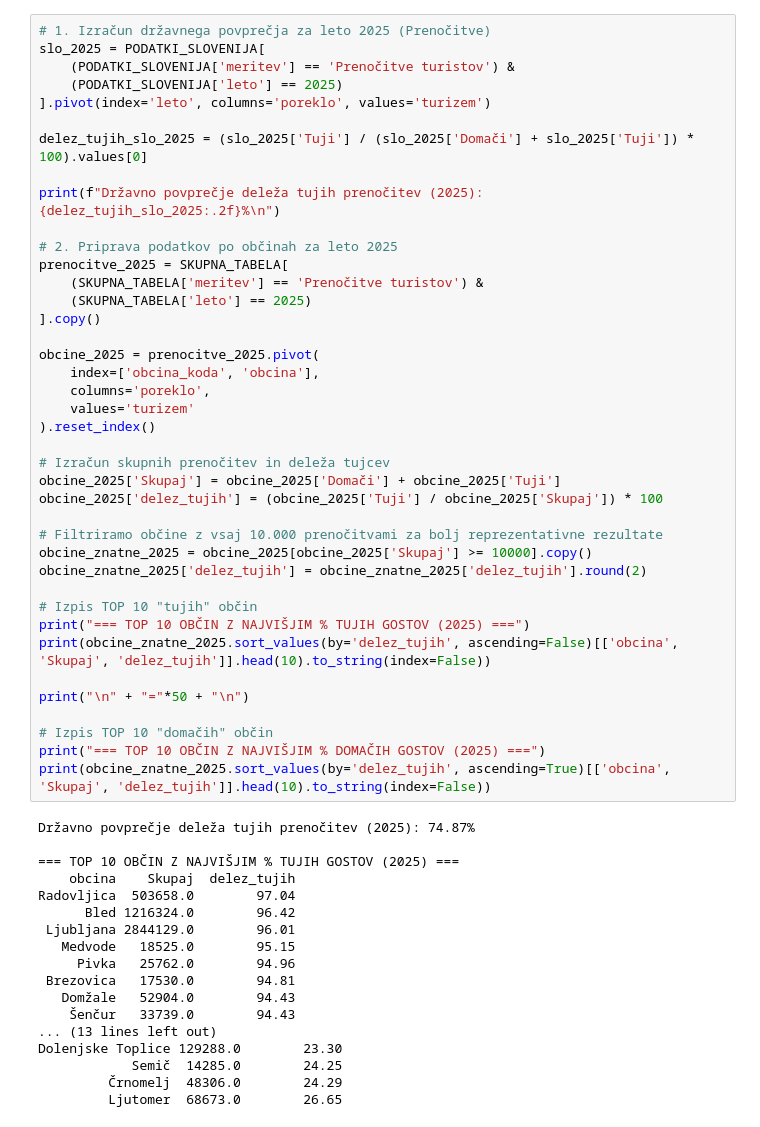
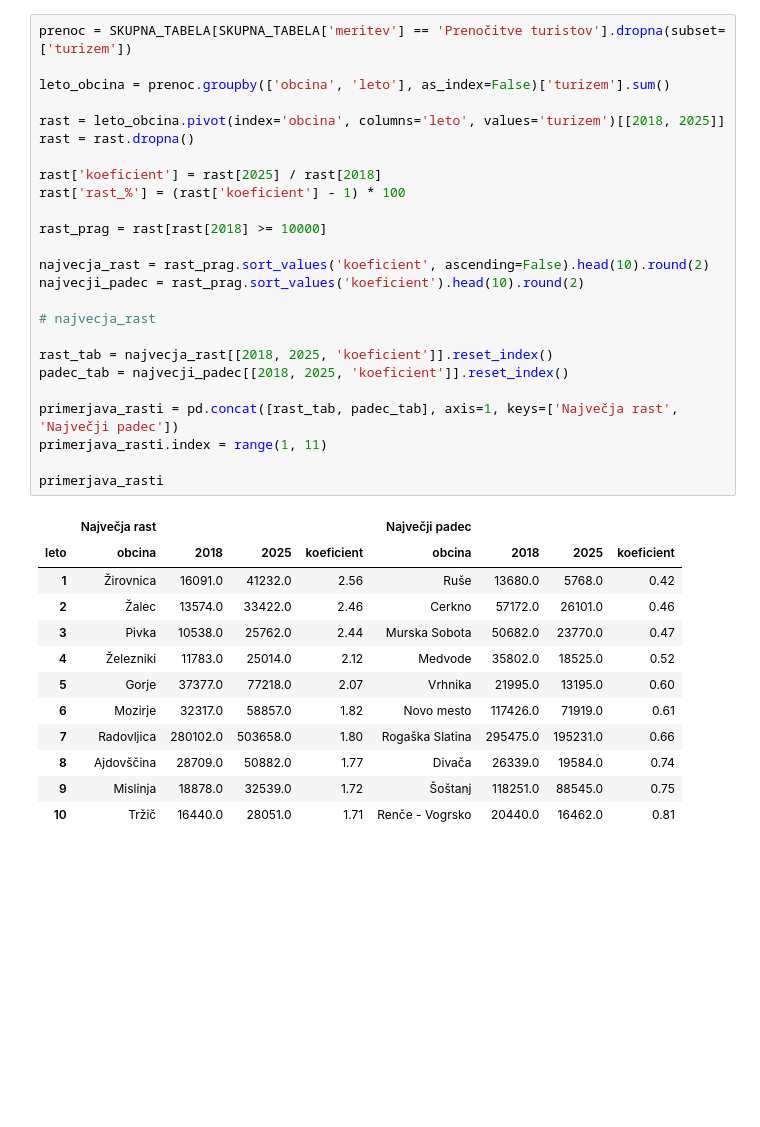
Before and after one commit to miharucigaj/Turizem, a Jupyter notebook: analiza_prihodov.ipynb, the cells around one changed output. Cells and saved outputs as stored; diff of their text form; blank space fills up the shorter version.

```diff
--- a/analiza_prihodov.ipynb
+++ b/analiza_prihodov.ipynb
@@ -165,58 +124,38 @@ Občine pod državnim deležem so bolj »domače« (verjetno termalna zdraviliš
 # %%
-# 1. Izračun državnega povprečja za leto 2025 (Prenočitve)
-slo_2025 = PODATKI_SLOVENIJA[
-    (PODATKI_SLOVENIJA['meritev'] == 'Prenočitve turistov') &
-    (PODATKI_SLOVENIJA['leto'] == 2025)
-].pivot(index='leto', columns='poreklo', values='turizem')
+prenoc = SKUPNA_TABELA[SKUPNA_TABELA['meritev'] == 'Prenočitve turistov'].dropna(subset=['turizem'])
 
-delez_tujih_slo_2025 = (slo_2025['Tuji'] / (slo_2025['Domači'] + slo_2025['Tuji']) * 100).values[0]
+leto_obcina = prenoc.groupby(['obcina', 'leto'], as_index=False)['turizem'].sum()
 
-print(f"Državno povprečje deleža tujih prenočitev (2025): {delez_tujih_slo_2025:.2f}%\n")
+rast = leto_obcina.pivot(index='obcina', columns='leto', values='turizem')[[2018, 2025]]
+rast = rast.dropna()
 
-# 2. Priprava podatkov po občinah za leto 2025
-prenocitve_2025 = SKUPNA_TABELA[
-    (SKUPNA_TABELA['meritev'] == 'Prenočitve turistov') &
-    (SKUPNA_TABELA['leto'] == 2025)
-].copy()
+rast['koeficient'] = rast[2025] / rast[2018]
+rast['rast_%'] = (rast['koeficient'] - 1) * 100
 
-obcine_2025 = prenocitve_2025.pivot(
-    index=['obcina_koda', 'obcina'],
-    columns='poreklo',
-    values='turizem'
-).reset_index()
+rast_prag = rast[rast[2018] >= 10000]
 
-# Izračun skupnih prenočitev in deleža tujcev
-obcine_2025['Skupaj'] = obcine_2025['Domači'] + obcine_2025['Tuji']
-obcine_2025['delez_tujih'] = (obcine_2025['Tuji'] / obcine_2025['Skupaj']) * 100
+najvecja_rast = rast_prag.sort_values('koeficient', ascending=False).head(10).round(2)
+najvecji_padec = rast_prag.sort_values('koeficient').head(10).round(2)
 
-# Filtriramo občine z vsaj 10.000 prenočitvami za bolj reprezentativne rezultate
-obcine_znatne_2025 = obcine_2025[obcine_2025['Skupaj'] >= 10000].copy()
-obcine_znatne_2025['delez_tujih'] = obcine_znatne_2025['delez_tujih'].round(2)
+# najvecja_rast
 
-# Izpis TOP 10 "tujih" občin
-print("=== TOP 10 OBČIN Z NAJVIŠJIM % TUJIH GOSTOV (2025) ===")
-print(obcine_znatne_2025.sort_values(by='delez_tujih', ascending=False)[['obcina', 'Skupaj', 'delez_tujih']].head(10).to_string(index=False))
+rast_tab = najvecja_rast[[2018, 2025, 'koeficient']].reset_index()
+padec_tab = najvecji_padec[[2018, 2025, 'koeficient']].reset_index()
 
-print("\n" + "="*50 + "\n")
+primerjava_rasti = pd.concat([rast_tab, padec_tab], axis=1, keys=['Največja rast', 'Največji padec'])
+primerjava_rasti.index = range(1, 11)
 
-# Izpis TOP 10 "domačih" občin
-print("=== TOP 10 OBČIN Z NAJVIŠJIM % DOMAČIH GOSTOV (2025) ===")
-print(obcine_znatne_2025.sort_values(by='delez_tujih', ascending=True)[['obcina', 'Skupaj', 'delez_tujih']].head(10).to_string(index=False))
+primerjava_rasti
 # %% [output]
-Državno povprečje deleža tujih prenočitev (2025): 74.87%
-
-=== TOP 10 OBČIN Z NAJVIŠJIM % TUJIH GOSTOV (2025) ===
-    obcina    Skupaj  delez_tujih
-Radovljica  503658.0        97.04
-      Bled 1216324.0        96.42
- Ljubljana 2844129.0        96.01
-   Medvode   18525.0        95.15
-     Pivka   25762.0        94.96
- Brezovica   17530.0        94.81
-   Domžale   52904.0        94.43
-    Šenčur   33739.0        94.43
-... (13 lines left out)
-Dolenjske Toplice 129288.0        23.30
-            Semič  14285.0        24.25
-         Črnomelj  48306.0        24.29
-         Ljutomer  68673.0        26.65
+|  | Največja rast |  |  |  | Največji padec |  |  |  |
+| leto | obcina | 2018 | 2025 | koeficient | obcina | 2018 | 2025 | koeficient |
+| 1 | Žirovnica | 16091.0 | 41232.0 | 2.56 | Ruše | 13680.0 | 5768.0 | 0.42 |
+| 2 | Žalec | 13574.0 | 33422.0 | 2.46 | Cerkno | 57172.0 | 26101.0 | 0.46 |
+| 3 | Pivka | 10538.0 | 25762.0 | 2.44 | Murska Sobota | 50682.0 | 23770.0 | 0.47 |
+| 4 | Železniki | 11783.0 | 25014.0 | 2.12 | Medvode | 35802.0 | 18525.0 | 0.52 |
+| 5 | Gorje | 37377.0 | 77218.0 | 2.07 | Vrhnika | 21995.0 | 13195.0 | 0.60 |
+| 6 | Mozirje | 32317.0 | 58857.0 | 1.82 | Novo mesto | 117426.0 | 71919.0 | 0.61 |
+| 7 | Radovljica | 280102.0 | 503658.0 | 1.80 | Rogaška Slatina | 295475.0 | 195231.0 | 0.66 |
+| 8 | Ajdovščina | 28709.0 | 50882.0 | 1.77 | Divača | 26339.0 | 19584.0 | 0.74 |
+| 9 | Mislinja | 18878.0 | 32539.0 | 1.72 | Šoštanj | 118251.0 | 88545.0 | 0.75 |
+| 10 | Tržič | 16440.0 | 28051.0 | 1.71 | Renče - Vogrsko | 20440.0 | 16462.0 | 0.81 |
```
Also changed, not shown: parts of 16 cells of this notebook.
